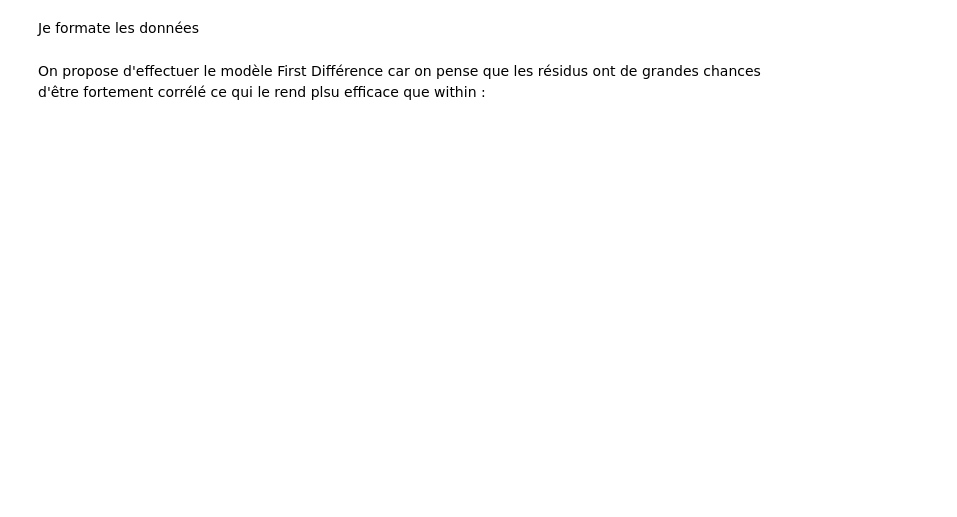
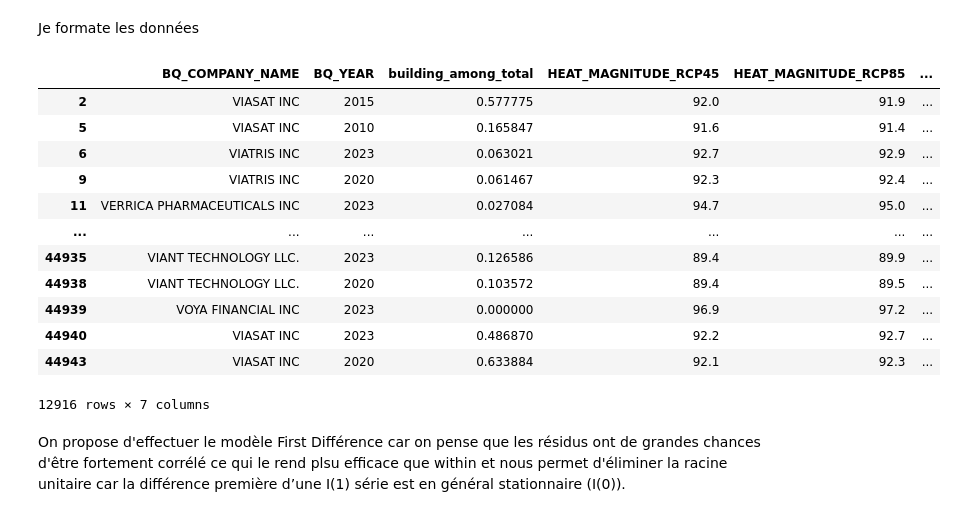
Before and after one commit to Askkip/StatAPP, a Jupyter notebook: US_Financials_Modeelisation.ipynb, the cells around one changed output. Saved outputs shown, nothing was run; the diff lists cells and outputs as text; code cells hidden in the pictures; blank space fills up the shorter version.

```diff
--- a/US_Financials_Modeelisation.ipynb
+++ b/US_Financials_Modeelisation.ipynb
@@ -508,8 +553,24 @@ cols_to_drop = [col for col in df.columns if "HEAT_EVENTS_" in col and col not i
 df.drop(columns=cols_to_drop, inplace=True)
 # %%
 df_panel =df
+# %%
+df_panel
+# %% [output]
+|  | BQ_COMPANY_NAME | BQ_YEAR | building_among_total | HEAT_MAGNITUDE_RCP45 | HEAT_MAGNITUDE_RCP85 | ... |
+| 2 | VIASAT INC | 2015 | 0.577775 | 92.0 | 91.9 | ... |
+| 5 | VIASAT INC | 2010 | 0.165847 | 91.6 | 91.4 | ... |
+| 6 | VIATRIS INC | 2023 | 0.063021 | 92.7 | 92.9 | ... |
+| 9 | VIATRIS INC | 2020 | 0.061467 | 92.3 | 92.4 | ... |
+| 11 | VERRICA PHARMACEUTICALS INC | 2023 | 0.027084 | 94.7 | 95.0 | ... |
+| ... | ... | ... | ... | ... | ... | ... |
+| 44935 | VIANT TECHNOLOGY LLC. | 2023 | 0.126586 | 89.4 | 89.9 | ... |
+| 44938 | VIANT TECHNOLOGY LLC. | 2020 | 0.103572 | 89.4 | 89.5 | ... |
+| 44939 | VOYA FINANCIAL INC | 2023 | 0.000000 | 96.9 | 97.2 | ... |
+| 44940 | VIASAT INC | 2023 | 0.486870 | 92.2 | 92.7 | ... |
+| 44943 | VIASAT INC | 2020 | 0.633884 | 92.1 | 92.3 | ... |
+12916 rows × 7 columns
 # %% [markdown]
-On propose d'effectuer le modèle First Différence car on pense que les résidus ont de grandes chances d'être fortement corrélé ce qui le rend plsu efficace que within :
+On propose d'effectuer le modèle First Différence car on pense que les résidus ont de grandes chances d'être fortement corrélé ce qui le rend plsu efficace que within et nous permet d'éliminer la racine unitaire car la différence première d’une I(1) série est en général stationnaire (I(0)).
 # %%
 df = df_panel.sort_values(by=['BQ_COMPANY_NAME', 'BQ_YEAR'])
 
```
Also changed, not shown: parts of 21 cells of this notebook.
